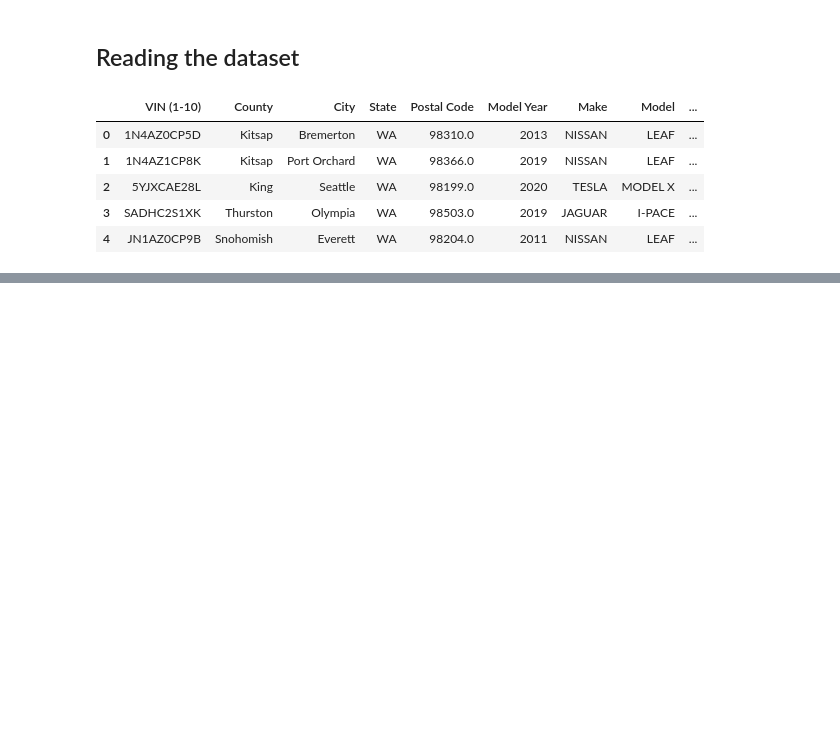
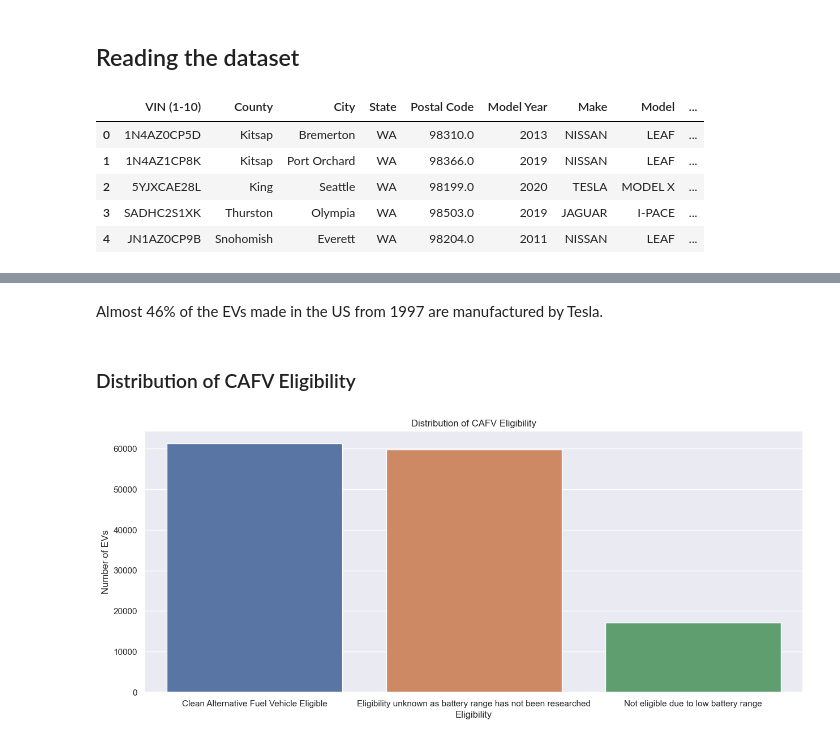
Before and after one commit to KratikMehta/EV-Market-Segmentation-in-India, a Jupyter notebook: Market_Segmentation.ipynb, the cells around one changed output, grey strips where cells are left out. Cells and saved outputs as stored; diff of their text form; code cells hidden in the pictures; blank space fills up the shorter version.

```diff
--- a/Market_Segmentation.ipynb
+++ b/Market_Segmentation.ipynb
@@ -365,0 +475,17 @@ population_df.head()
+# %% [markdown]
+Almost 46% of the EVs made in the US from 1997 are manufactured by Tesla.
+# %% [markdown]
+### Distribution of CAFV Eligibility
+# %%
+cafv_eligibility = population_df["Clean Alternative Fuel Vehicle (CAFV) Eligibility"].value_counts().sort_values(ascending=False).reset_index()
+
+# Create a bar chart.
+plt.figure(figsize=(15, 6))
+sns.barplot(x=cafv_eligibility["index"], y=cafv_eligibility["Clean Alternative Fuel Vehicle (CAFV) Eligibility"])
+
+# Add a title and labels to the axes.
+plt.title("Distribution of CAFV Eligibility")
+plt.xlabel("Eligibility")
+plt.ylabel("Number of EVs");
+# %% [output]
+[figure, added]
```
Also changed, not shown: parts of 23 cells of this notebook, 2 other files.
